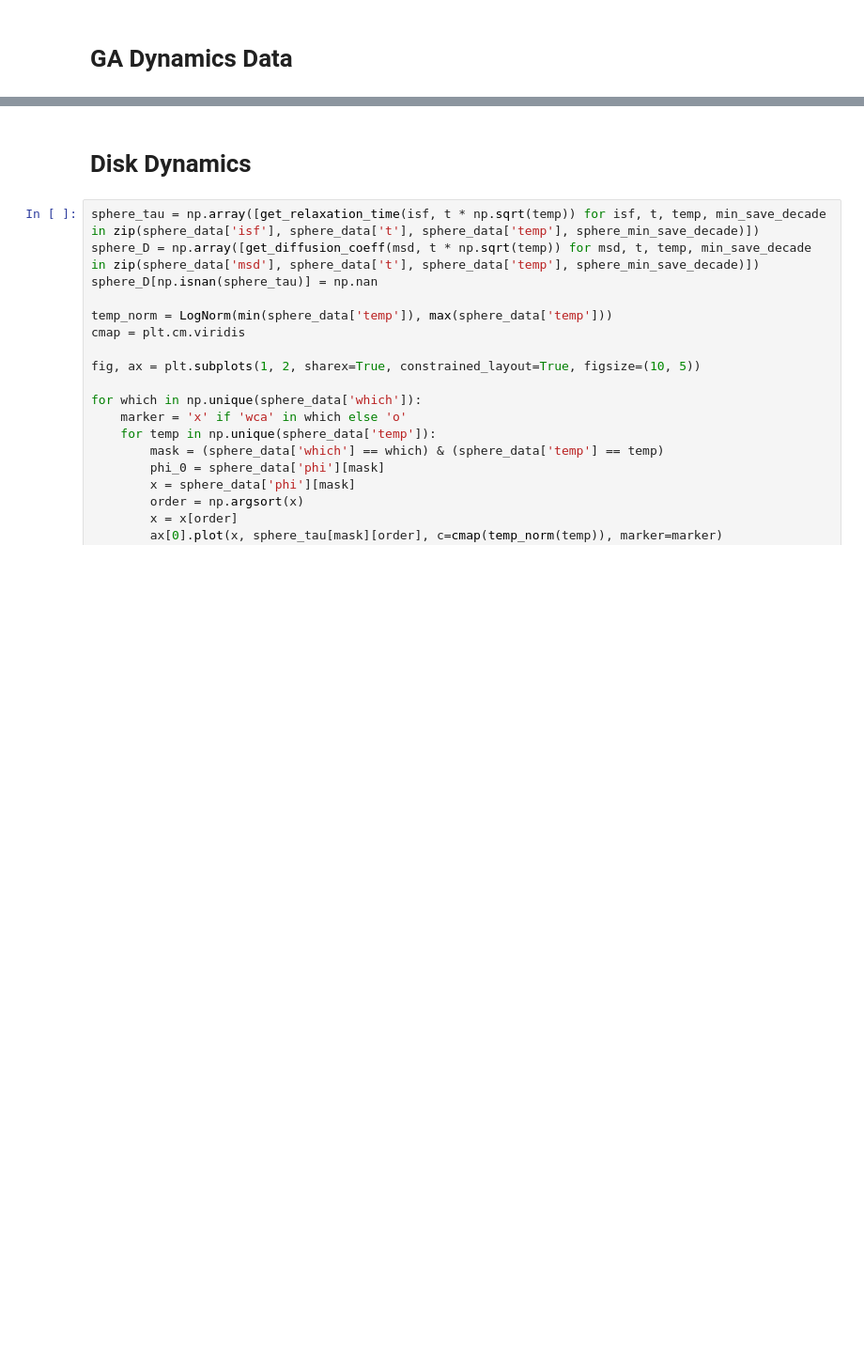
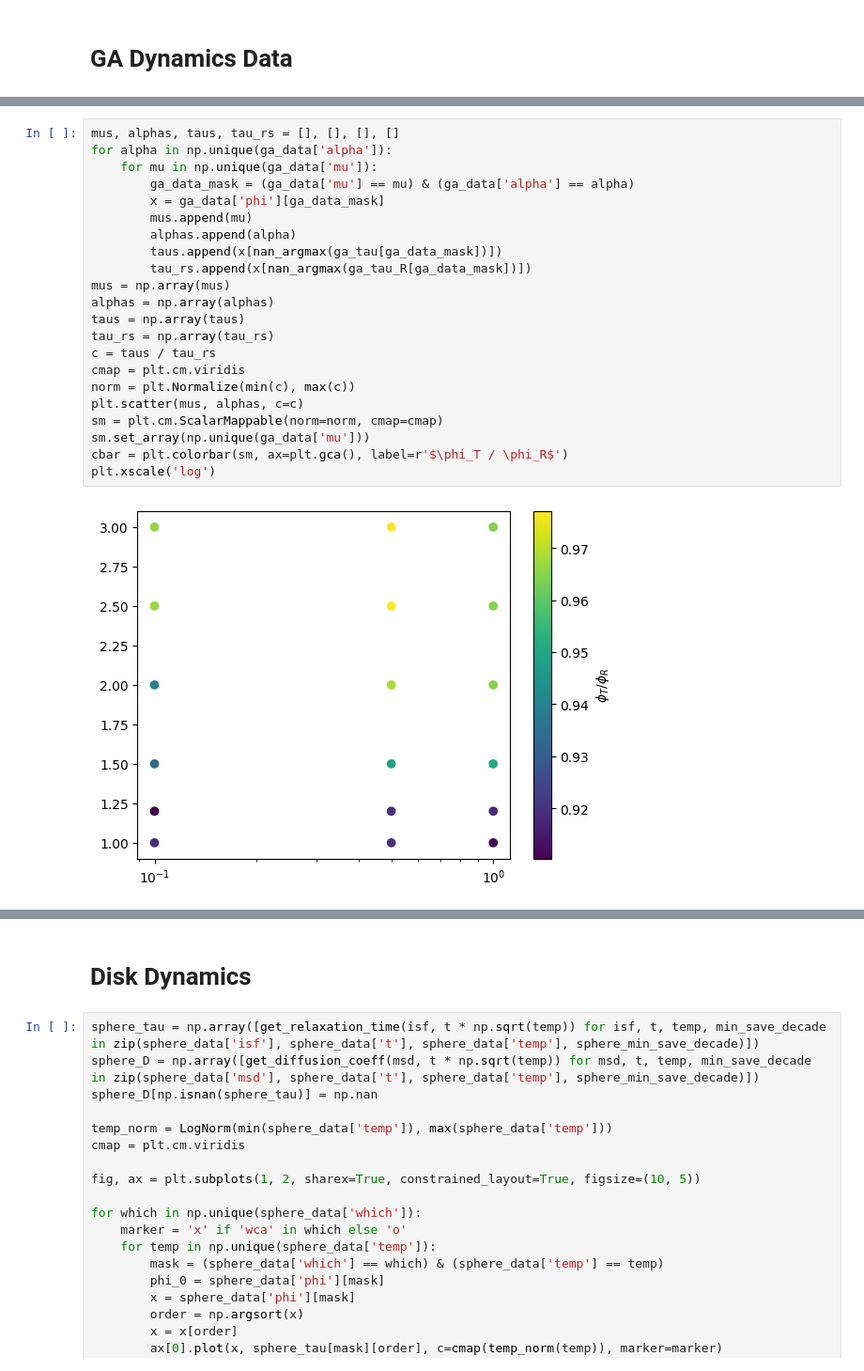
Before and after one commit to mmccraw98/notebooks-spring-26, a Jupyter notebook: 01/grant/analyzing-server-data/test.ipynb, the cells around one changed output, grey strips where cells are left out. Shown at 94% size. Saved outputs shown, nothing was run; the diff lists cells and outputs as text; blank space fills up the shorter version.

Commit message:
added ga data

```diff
--- a/01/grant/analyzing-server-data/test.ipynb
+++ b/01/grant/analyzing-server-data/test.ipynb
@@ -162,0 +171,24 @@ for alpha in np.unique(ga_data['alpha']):
+# %%
+mus, alphas, taus, tau_rs = [], [], [], []
+for alpha in np.unique(ga_data['alpha']):
+    for mu in np.unique(ga_data['mu']):
+        ga_data_mask = (ga_data['mu'] == mu) & (ga_data['alpha'] == alpha)
+        x = ga_data['phi'][ga_data_mask]
+        mus.append(mu)
+        alphas.append(alpha)
+        taus.append(x[nan_argmax(ga_tau[ga_data_mask])])
+        tau_rs.append(x[nan_argmax(ga_tau_R[ga_data_mask])])
+mus = np.array(mus)
+alphas = np.array(alphas)
+taus = np.array(taus)
+tau_rs = np.array(tau_rs)
+c = taus / tau_rs
+cmap = plt.cm.viridis
+norm = plt.Normalize(min(c), max(c))
+plt.scatter(mus, alphas, c=c)
+sm = plt.cm.ScalarMappable(norm=norm, cmap=cmap)
+sm.set_array(np.unique(ga_data['mu']))
+cbar = plt.colorbar(sm, ax=plt.gca(), label=r'$\phi_T / \phi_R$')
+plt.xscale('log')
+# %% [output]
+[figure, added]
```
Also changed, not shown: parts of 5 cells of this notebook, 8 other files.
